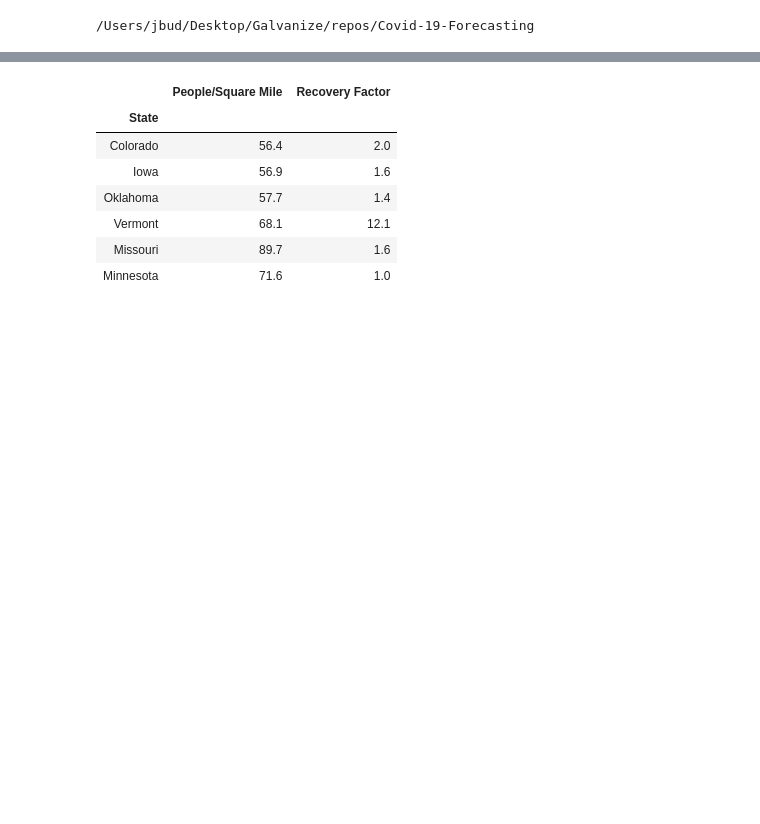
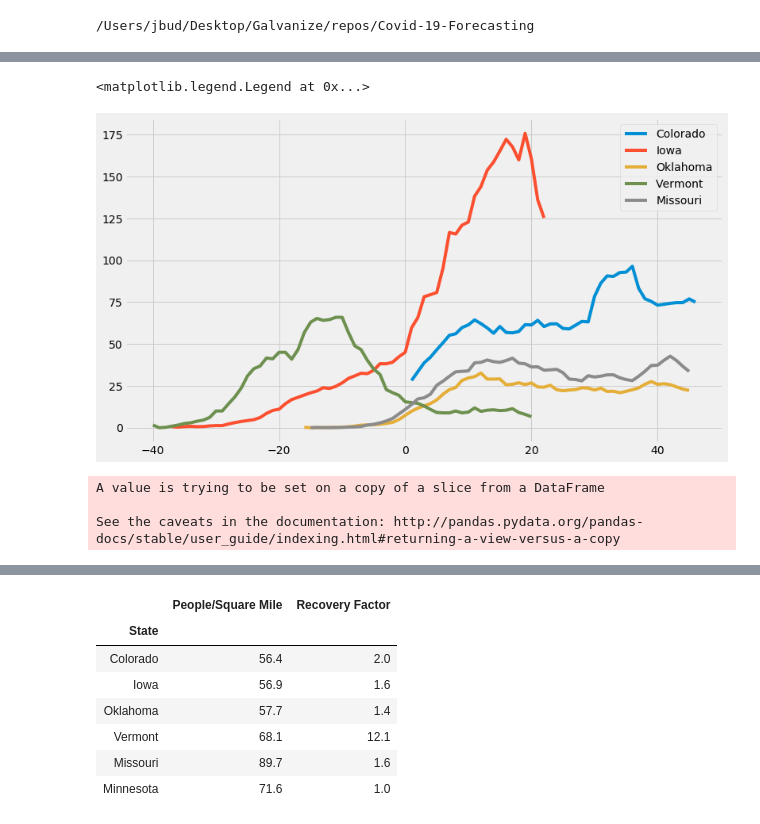
Before and after one commit to Jbudnick/Covid-19-Forecasting, a Jupyter notebook: notebooks/EDA_State_Comparison.ipynb, the cells around one changed output, grey strips where cells are left out. Saved outputs shown, nothing was run; the diff lists cells and outputs as text; code cells hidden in the pictures; blank space fills up the shorter version.

```diff
--- a/notebooks/EDA_State_Comparison.ipynb
+++ b/notebooks/EDA_State_Comparison.ipynb
@@ -39,11 +39,22 @@ class reg_model(object):
             self.y = np.log(elim_invalid + 1)
         else:
             self.y = y
+        if day_cutoff == 'auto':
+            '''
+            For grouped datasets that are normalized, this will take the minimum value of the maximums of each state for test set.
+
+            '''
+            day_cutoff = self.X.groupby('pop_density(t)')['days_elapsed(t)'].max().values.min()
+        elif day_cutoff >= self.X['days_elapsed(t)'].max():
+            day_cutoff = self.X['days_elapsed(t)'].max() - 10
         train_mask = self.X['days_elapsed(t)'] < day_cutoff
         holdout_mask = self.X['days_elapsed(t)'] >= day_cutoff
         self.log_trans_y = log_trans_y
         self.X_train, self.X_test, self.y_train, self.y_test = self.X[
             train_mask], self.X[holdout_mask], self.y[train_mask], self.y[holdout_mask]
+        if len(self.X_test) == 0:
+            # breakpoint()
+            pass
         self.error_metric = None
 
     def lin_reg(self):
@@ -90,7 +101,10 @@ class reg_model(object):
         self.error_metric = 'rmse'
 
     def evaluate_model(self, print_err_metric=False):
-        self.y_hat = self.model.predict(self.X_test)
+        try:
+            self.y_hat = self.model.predict(self.X_test)
+        except:
+            breakpoint()
         self.predicted_vals_df = pd.DataFrame(self.y_test)
         self.predicted_vals_df['days_elapsed(t)'] = self.X_test['days_elapsed(t)']
         self.predicted_vals_df['y_hat'] = self.y_hat
@@ -344,15 +358,13 @@ def get_moving_avg_df(covid_df, state):
 
     #Calculate moving average, use as target variable instead of raw new cases/pop
     smooth_x, smooth_y = create_spline(X['days_elapsed'], y, day_delay=0)
+    if len(smooth_x) == 0 or len(smooth_y) == 0:
+        breakpoint()
     mov_avg_df = pd.DataFrame([smooth_x, smooth_y]).T
-    mov_avg_df.columns = ('days_elapsed', 'Daily New Cases')
+    mov_avg_df.columns = ('days_elapsed', 'Daily_Cases_per_pop')
     state_df = replace_with_moving_averages(
         state_df, state_df.columns[2:-1], day_delay=10)
 
-    #Mask to limit start of moving average dataframe to when the number of daily new cases reaches threshold
-    mask_mov_avg = (mov_avg_df['Daily New Cases'] >= 450) | (
-        mov_avg_df['days_elapsed'] > 55)
-    mov_avg_df = mov_avg_df[mask_mov_avg]
     revised_df = state_df.merge(mov_avg_df, on='days_elapsed').iloc[:, 1:]
     fill_na_with_surround(revised_df, 'driving')
     return revised_df
@@ -813 +823,26 @@ rmse: 10.835757141247008
 The Most similar states to Minnesota that meet the comparable parameters are: ['Colorado' 'Iowa' 'Oklahoma' 'Vermont' 'Missouri']. These will be used to predict for Minnesota.
+# %%
+state_list = Prediction_Insights.similar_states
+similar_to_MN_df = Prediction_Insights.similar_df.drop_duplicates()
+# %%
+
+fig, ax = plt.subplots(figsize = (12, 7))
+i = 0
+for each in similar_to_MN_df['pop_density(t)'].unique():
+    sub_df = similar_to_MN_df[similar_to_MN_df['pop_density(t)'] == each].copy()
+    sub_df.sort_values(['days_elapsed(t)'], inplace = True)
+    x = sub_df['days_elapsed(t)'].values
+    y = sub_df['New_Cases_per_pop(t)'].values
+    ax.plot(x, y, label = state_list[i])
+    i += 1
+ax.legend()
+# %% [output]
+<matplotlib.legend.Legend at 0x...>
+[figure, added]
+# %%
+indices = similar_to_MN_df[similar_to_MN_df['pop_density(t)'] == similar_to_MN_df['pop_density(t)'].unique()[3]]['days_elapsed(t)'].index
+similar_to_MN_df['days_elapsed(t)'].loc[indices] += 30
+# %% [output]
+A value is trying to be set on a copy of a slice from a DataFrame
+
+See the caveats in the documentation: http://pandas.pydata.org/pandas-docs/stable/user_guide/indexing.html#returning-a-view-versus-a-copy
```
Also changed, not shown: parts of 42 cells of this notebook, 9 other files.
